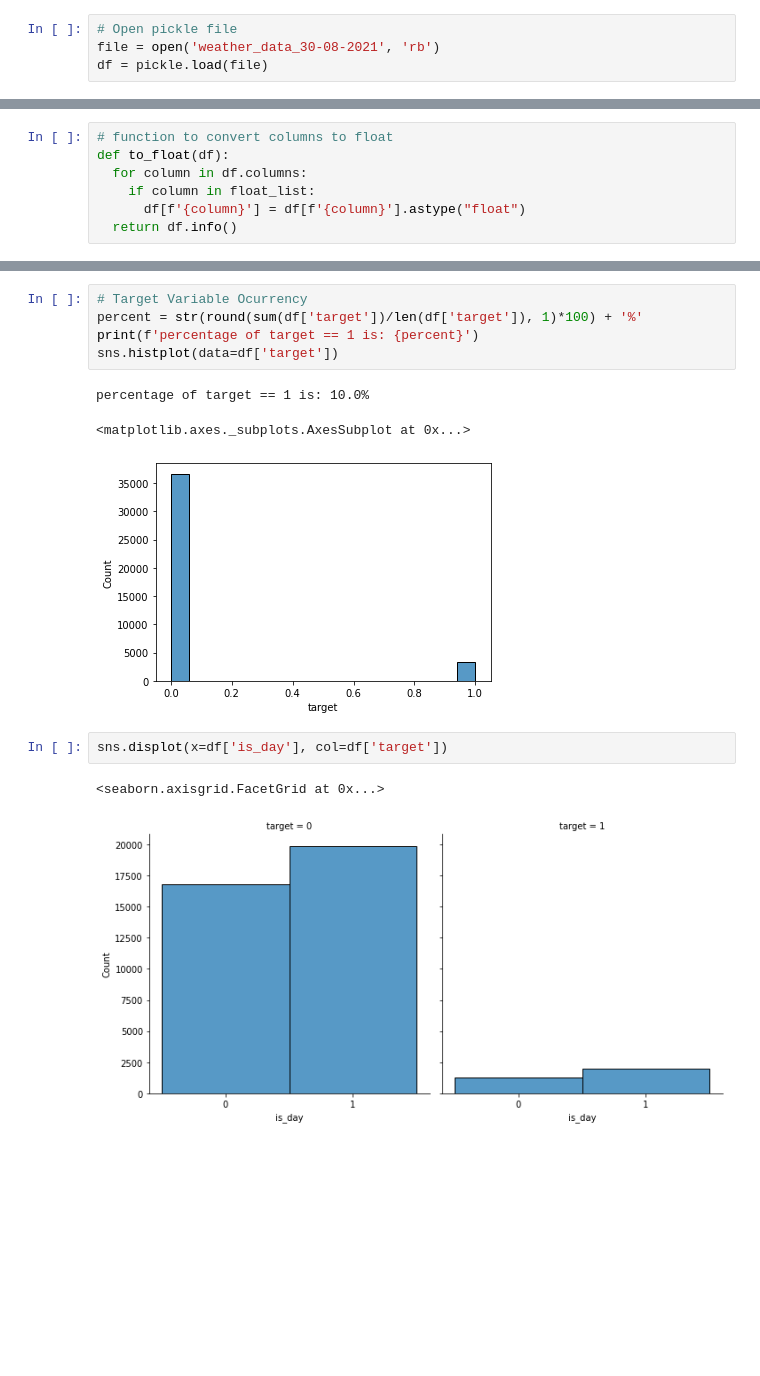
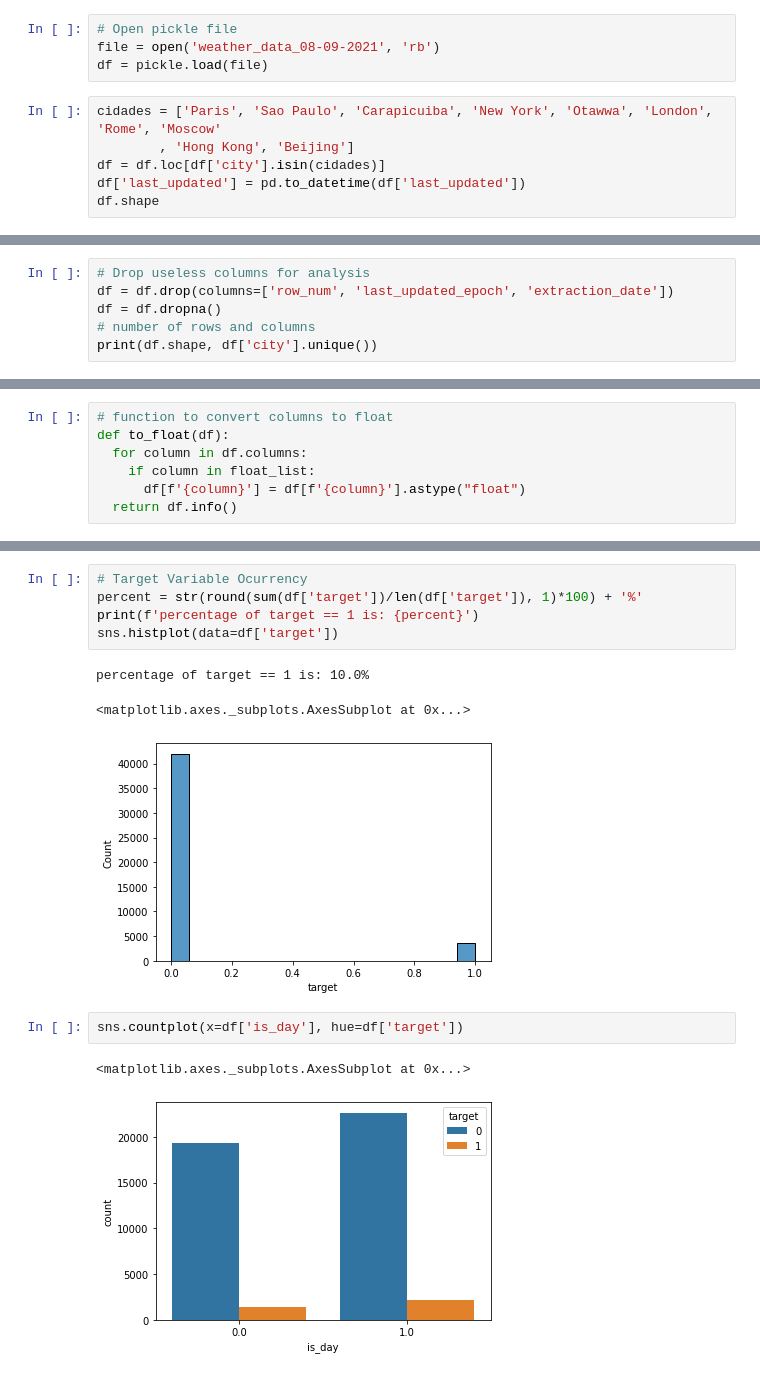
Before and after one commit to phelipesoares/Rain-Prediction, a Jupyter notebook: Extract_Pickle_File_from_BigQuery.ipynb, the cells around one changed output, grey strips where cells are left out. Saved outputs shown, nothing was run; the diff lists cells and outputs as text; blank space fills up the shorter version.

```diff
--- a/Extract_Pickle_File_from_BigQuery.ipynb
+++ b/Extract_Pickle_File_from_BigQuery.ipynb
@@ -56,5 +47,11 @@ df.to_pickle("weather_data_30-08-2021")
 ### **2. Analysis/Transformations**
 # %%
 # Open pickle file
-file = open('weather_data_30-08-2021', 'rb')
+file = open('weather_data_08-09-2021', 'rb')
 df = pickle.load(file)
+# %%
+cidades = ['Paris', 'Sao Paulo', 'Carapicuiba', 'New York', 'Otawwa', 'London', 'Rome', 'Moscow'
+        , 'Hong Kong', 'Beijing']
+df = df.loc[df['city'].isin(cidades)]
+df['last_updated'] = pd.to_datetime(df['last_updated'])
+df.shape
@@ -60,0 +60,6 @@ df = pickle.load(file)
+# %%
+# Drop useless columns for analysis
+df = df.drop(columns=['row_num', 'last_updated_epoch', 'extraction_date'])
+df = df.dropna()
+# number of rows and columns
+print(df.shape, df['city'].unique())
@@ -147,10 +157,10 @@ sns.histplot(data=df['target'])
 # %% [output]
 percentage of target == 1 is: 10.0%
 <matplotlib.axes._subplots.AxesSubplot at 0x...>
-[figure, old version]
+[figure, new version]
 # %%
-sns.displot(x=df['is_day'], col=df['target'])
+sns.countplot(x=df['is_day'], hue=df['target'])
 # %% [output]
-<seaborn.axisgrid.FacetGrid at 0x...>
+<matplotlib.axes._subplots.AxesSubplot at 0x...>
-[figure, old version]
+[figure, new version]
 # %%
```
Also changed, not shown: parts of 20 cells of this notebook.
